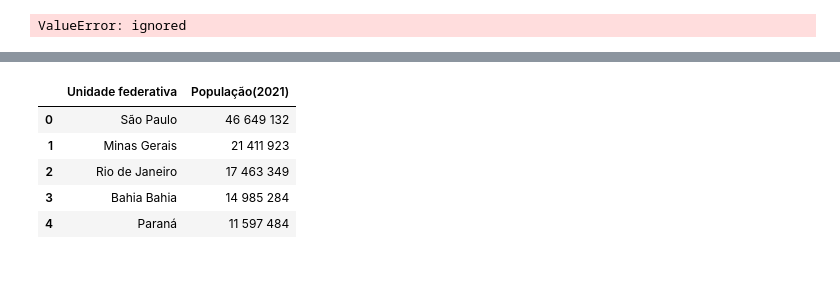
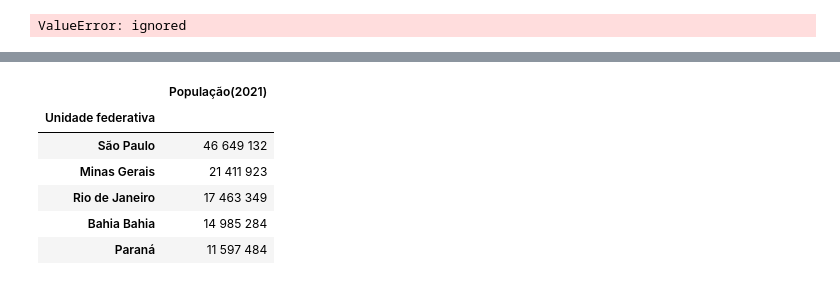
Before and after one commit to paulo-lins/EDA_datasus, a Jupyter notebook: EDA_tabnet.ipynb, the cells around one changed output, grey strips where cells are left out. Cells and saved outputs as stored; diff of their text form; code cells hidden in the pictures.

```diff
--- a/EDA_tabnet.ipynb
+++ b/EDA_tabnet.ipynb
@@ -826,13 +826,16 @@ population_2021['População(2021)'].str.replace(' ', '').astype(int) #note the
 26      652713
 Name: População(2021), dtype: int64
 # %%
-# We´ll need only this columns: 'Unidade federativa' and 'População(2021)'
+# We´ll need only this columns: 'Unidade federativa' and 'População(2021)'.
 population_2021 = population_2021[['Unidade federativa', 'População(2021)']]
+# As index we can use 'Federal Unit' (States)
+population_2021 = population_2021.set_index('Unidade federativa')
 population_2021.head()
 # %% [output]
-|  | Unidade federativa | População(2021) |
-| 0 | São Paulo | 46 649 132 |
-| 1 | Minas Gerais | 21 411 923 |
-| 2 | Rio de Janeiro | 17 463 349 |
-| 3 | Bahia Bahia | 14 985 284 |
-| 4 | Paraná | 11 597 484 |
+|  | População(2021) |
+| Unidade federativa |  |
+| São Paulo | 46 649 132 |
+| Minas Gerais | 21 411 923 |
+| Rio de Janeiro | 17 463 349 |
+| Bahia Bahia | 14 985 284 |
+| Paraná | 11 597 484 |
```
